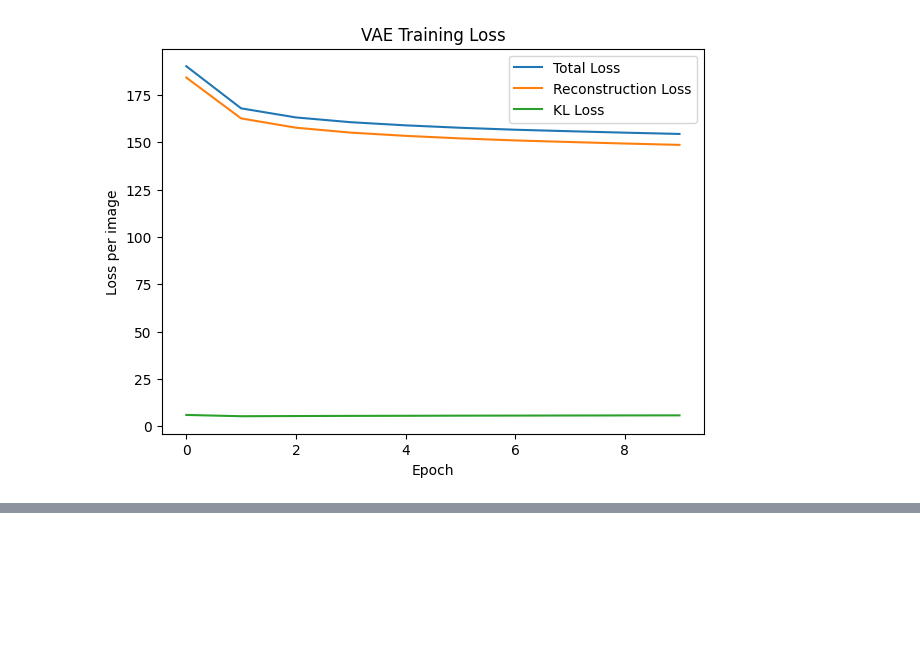
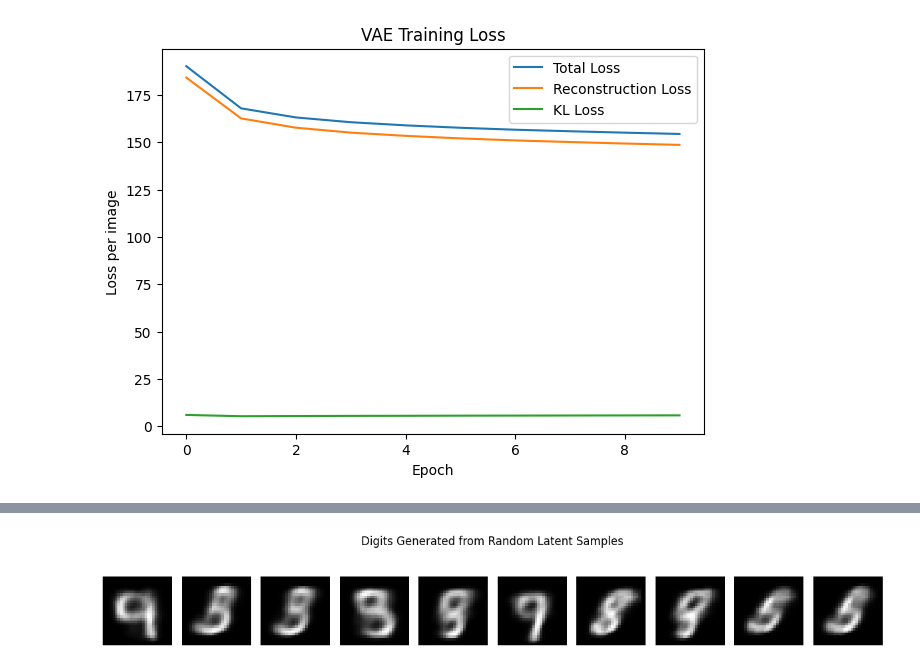
Before and after one commit to Zeeba1705/atml_PA0, a Jupyter notebook: Task4_VAE.ipynb, the cells around one changed output, grey strips where cells are left out. Cells and saved outputs as stored; diff of their text form; code cells hidden in the pictures; blank space fills up the shorter version.

```diff
--- a/Task4_VAE.ipynb
+++ b/Task4_VAE.ipynb
@@ -207,0 +277,31 @@ plt.show()
+# %%
+model.eval()
+
+num_samples= 10
+
+with torch.no_grad():
+
+    z= torch.randn(num_samples, latent_dim, device=device)
+
+    generated= model.decode(z)
+
+    generated= generated.view(-1, 1, 28, 28)
+# %%
+plt.figure(figsize=(12, 2))
+
+for i in range(num_samples):
+
+    plt.subplot(1, num_samples, i + 1)
+
+    plt.imshow(
+        generated[i].cpu().squeeze(),
+        cmap="gray"
+    )
+
+    plt.axis("off")
+
+plt.suptitle("Digits Generated from Random Latent Samples")
+plt.tight_layout()
+plt.show()
+# %% [output]
+[figure, added]
```
Also changed, not shown: parts of 5 cells of this notebook.
